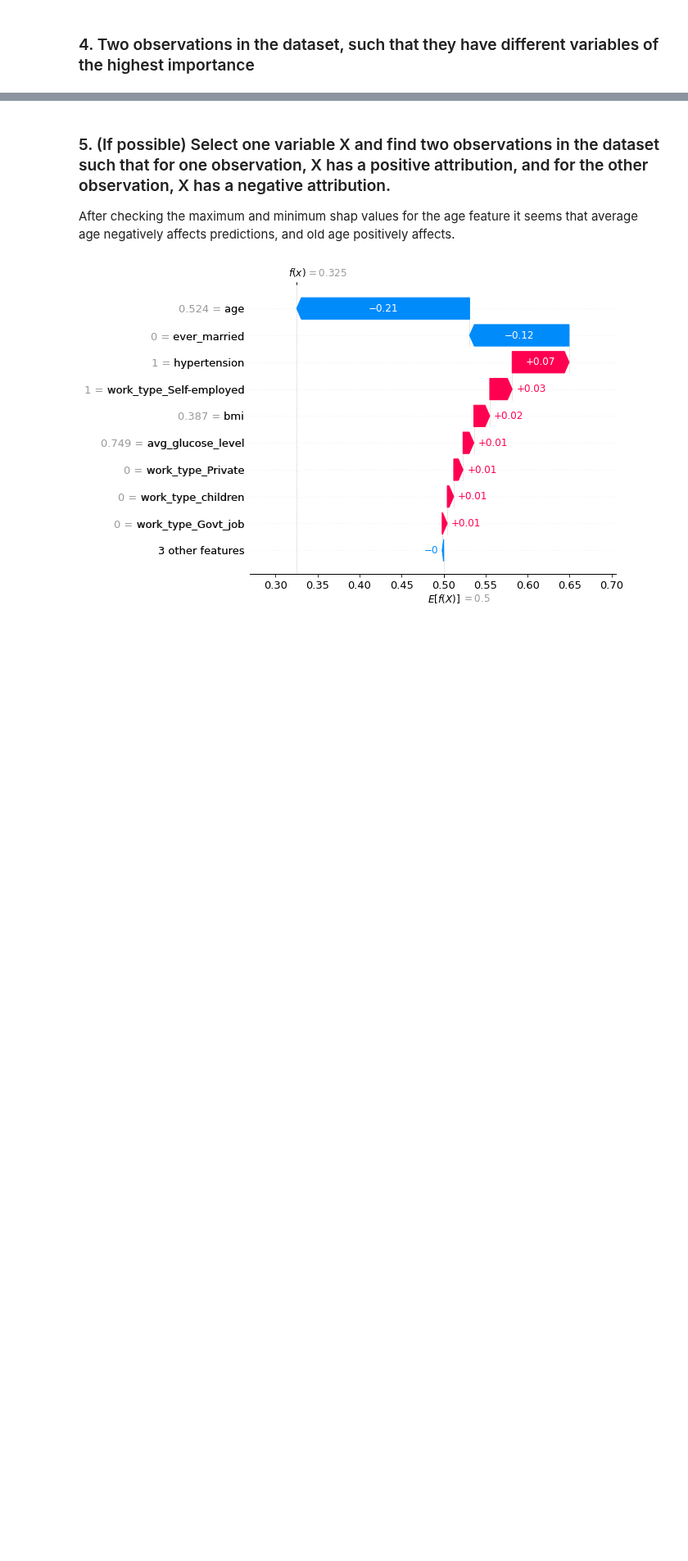
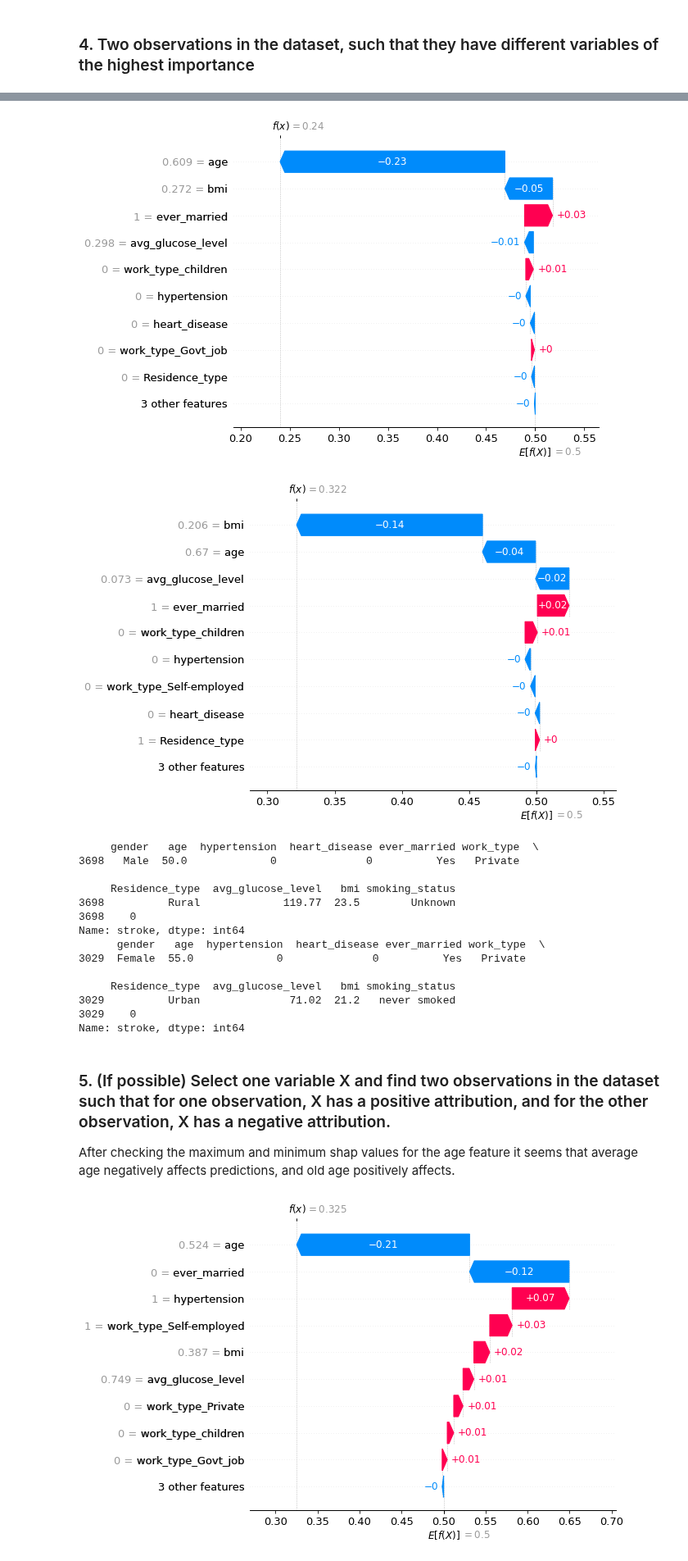
Before and after one commit to mim-uw/eXplainableMachineLearning-2023, a Jupyter notebook: Homeworks/HW2/JakubWalendowski/main.ipynb, the cells around one changed output, grey strips where cells are left out. Shown at 82% size. Cells and saved outputs as stored; diff of their text form; code cells hidden in the pictures; blank space fills up the shorter version.

```diff
--- a/Homeworks/HW2/JakubWalendowski/main.ipynb
+++ b/Homeworks/HW2/JakubWalendowski/main.ipynb
@@ -99,3 +104,33 @@ X does not have valid feature names, but RandomForestClassifier was fitted with
+# %%
+df_original = pd.read_csv("brain_stroke.csv")
+X = df_original.drop("stroke", axis=1)
+y = df_original["stroke"]
+_, X_test_original, _, y_test_original = train_test_split(X, y, shuffle=True, random_state=5)
+
+shap.waterfall_plot(shap_values[100, :, 1])
+print(X_test_original.iloc[[100]])
+print(y_test_original.iloc[[100]])
+
+shap.waterfall_plot(shap_values[103, :, 1])
+print(X_test_original.iloc[[103]])
+print(y_test_original.iloc[[103]])
+# %% [output]
+[figure, added]
+[figure, added]
+     gender   age  hypertension  heart_disease ever_married work_type  \
+3698   Male  50.0             0              0          Yes   Private
+
+     Residence_type  avg_glucose_level   bmi smoking_status
+3698          Rural             119.77  23.5        Unknown
+3698    0
+Name: stroke, dtype: int64
+      gender   age  hypertension  heart_disease ever_married work_type  \
+3029  Female  55.0             0              0          Yes   Private
+
+     Residence_type  avg_glucose_level   bmi smoking_status
+3029          Urban              71.02  21.2   never smoked
+3029    0
+Name: stroke, dtype: int64
 # %% [markdown]
 ### 5. (If possible) Select one variable X and find two observations in the dataset such that for one observation, X has a positive attribution, and for the other observation, X has a negative attribution.
 After checking the maximum and minimum shap values for the age feature it seems that average age negatively affects predictions, and old age positively affects.
```
Also changed, not shown: parts of 4 cells of this notebook, 3 other files.
